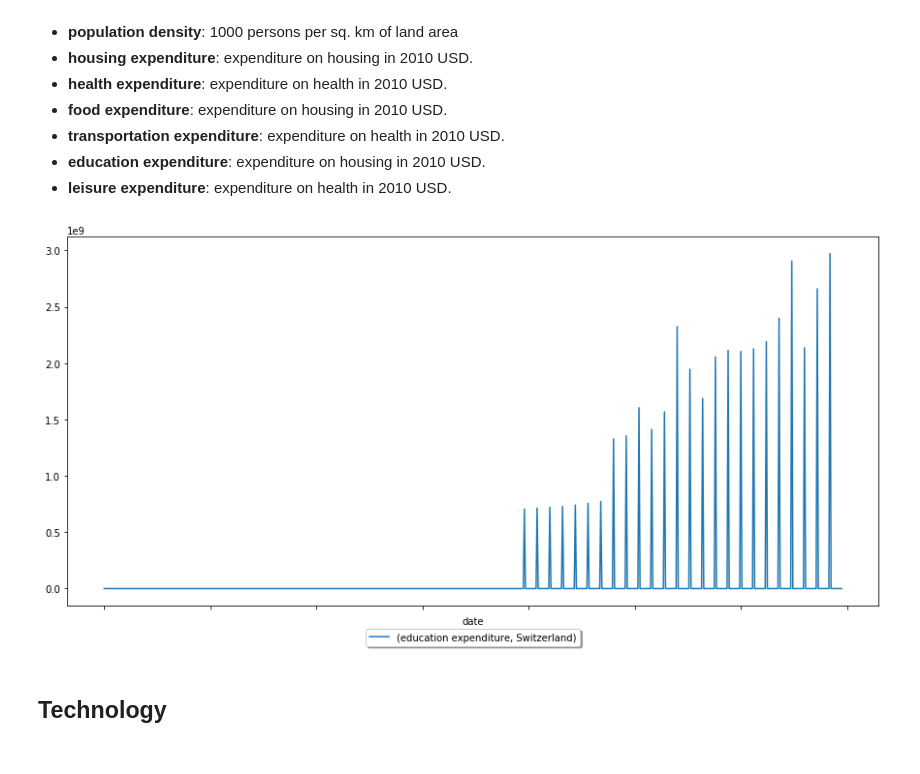
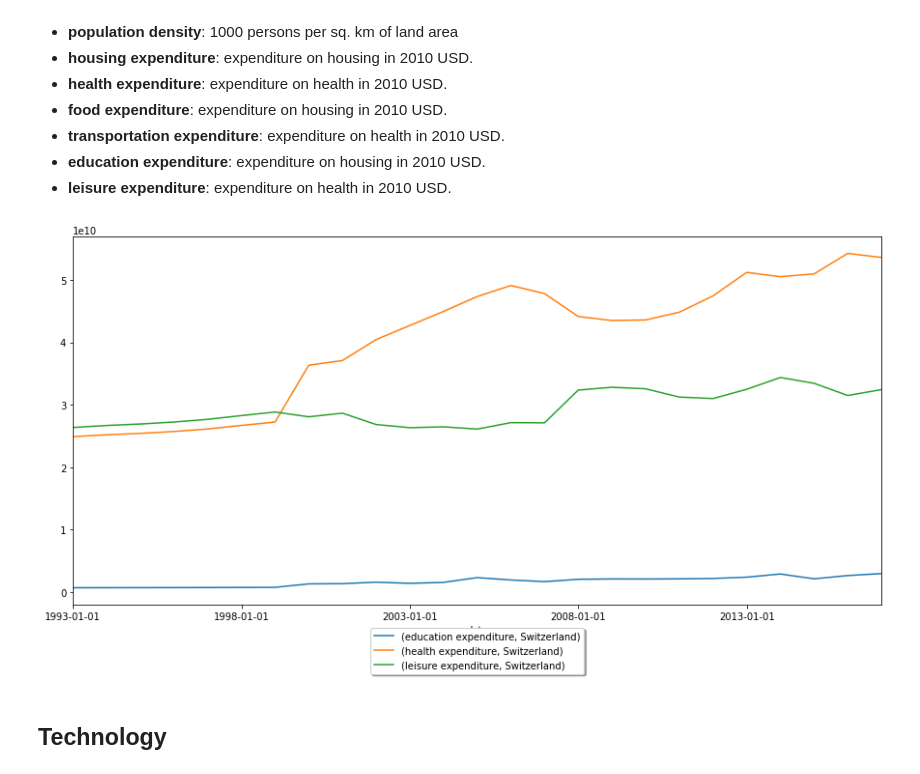
Before and after one commit to denominations-io/macroeconomics, a Jupyter notebook: model_one_country_level_features.ipynb, the cells around one changed output. Saved outputs shown, nothing was run; the diff lists cells and outputs as text; code cells hidden in the pictures.

Commit message:
fixed tf keras io reference; improved household expenditure plots

```diff
--- a/model_one_country_level_features.ipynb
+++ b/model_one_country_level_features.ipynb
@@ -120,17 +120,18 @@ else:
     peoples_features_df = peoples_index_df[peoples_reduced_features]
 # %%
 if country not in countries_wo_household_expenditure_data:
-    peoples_plots_df = peoples_features_df[['education expenditure']].unstack()
+    peoples_plots_df = peoples_features_df[['education expenditure', 'health expenditure', 'leisure expenditure']].unstack()
+    peoples_plots_df = peoples_plots_df[(peoples_plots_df.T != 0.00).any()]
     fig, ax = plt.subplots(figsize=(15,7))
     peoples_plots_df.iloc[:, peoples_plots_df.columns.get_level_values(1).isin([country])].dropna().plot(kind='line', ax=ax)
     plt.legend(loc = 'upper center', bbox_to_anchor=(0.5, -0.05), fancybox = True, shadow = True)
 else:
     peoples_plots_df = peoples_features_df[['birth deaths']].unstack()
     fig, ax = plt.subplots(figsize=(15,7))
     peoples_plots_df.iloc[:, peoples_plots_df.columns.get_level_values(1).isin([country])].dropna().plot(kind='line', ax=ax)
     plt.legend(loc = 'upper center', bbox_to_anchor=(0.5, -0.05), fancybox = True, shadow = True)
 # %% [output]
-[figure, old version]
+[figure, new version]
 # %% [markdown]
 ## Technology
 # %%
```
Also changed, not shown: parts of 3 cells of this notebook, 2 other files.
